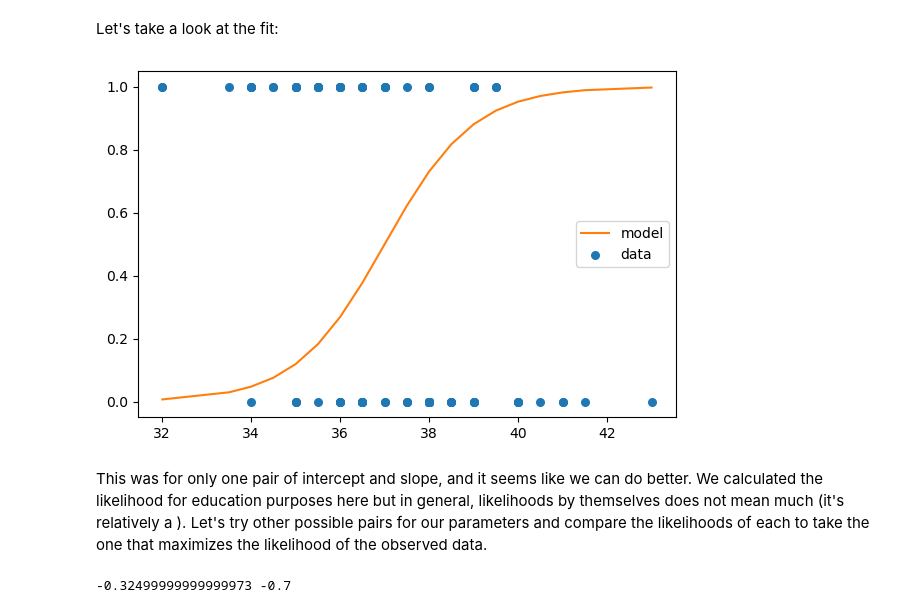
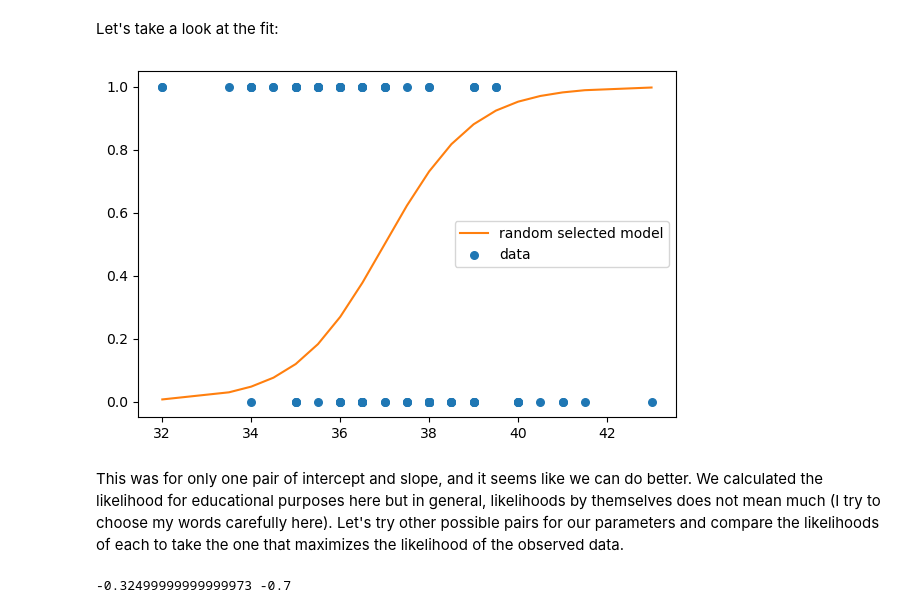
Before and after one commit to YigitAsik/yigitasik.github.io, a Jupyter notebook: posts/Model Fitting with Likelihood/index.ipynb, the cells around one changed output. Drawn from its saved outputs; the diff is of its cells as text; code cells hidden in the pictures.

Commit message:
likelihood - model fitting

```diff
--- a/posts/Model Fitting with Likelihood/index.ipynb
+++ b/posts/Model Fitting with Likelihood/index.ipynb
@@ -132,14 +133,14 @@ Let's take a look at the fit:
 # %%
 plt.figure(figsize=(6,4))
 
-plt.plot(x_values+offset, ps, label='model', color='C1')
+plt.plot(x_values+offset, ps, label='random selected model', color='C1')
 plt.scatter(df['x']+offset, df['y'], s=30, label='data')
 
 ut.decorate()
 # %% [output]
-[figure, old version]
+[figure, new version]
 # %% [markdown]
-This was for only one pair of intercept and slope, and it seems like we can do better. We calculated the likelihood for education purposes here but in general, likelihoods by themselves does not mean much (it's relatively a ). Let's try other possible pairs for our parameters and compare the likelihoods of each to take the one that maximizes the likelihood of the observed data.
+This was for only one pair of intercept and slope, and it seems like we can do better. We calculated the likelihood for educational purposes here but in general, likelihoods by themselves does not mean much (I try to choose my words carefully here). Let's try other possible pairs for our parameters and compare the likelihoods of each to take the one that maximizes the likelihood of the observed data.
 # %%
 from scipy.special import expit
 
```
Also changed, not shown: parts of 1 cell of this notebook, 7 other files.
